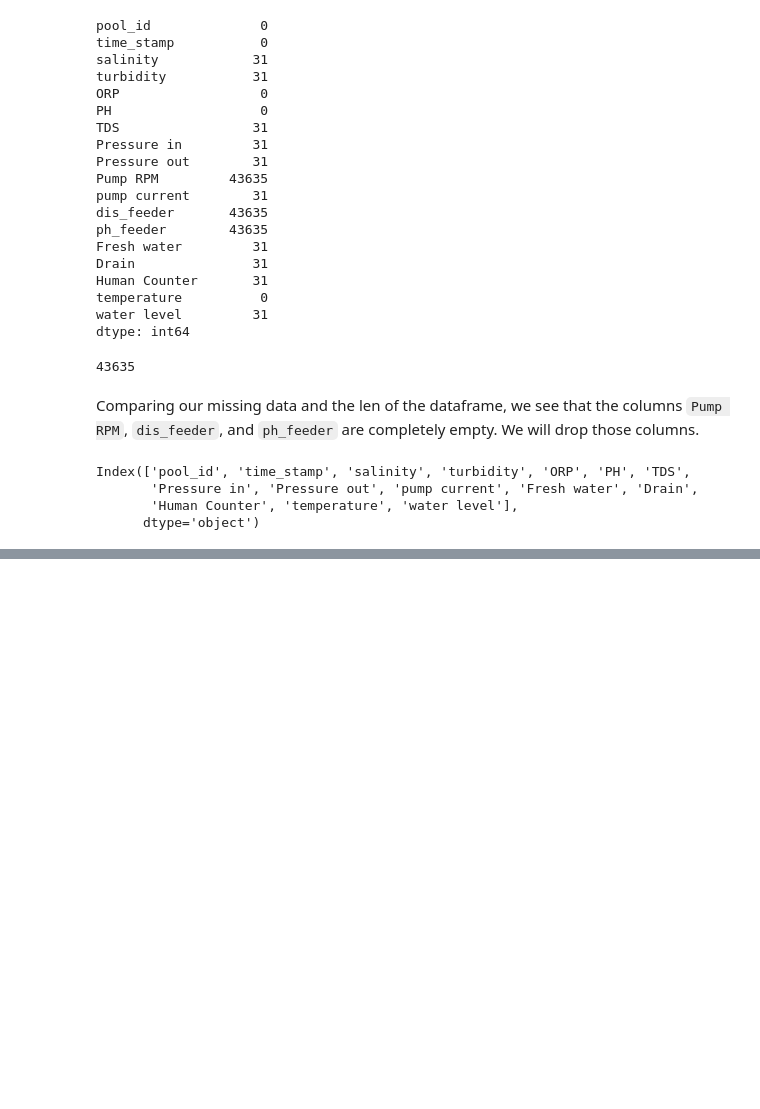
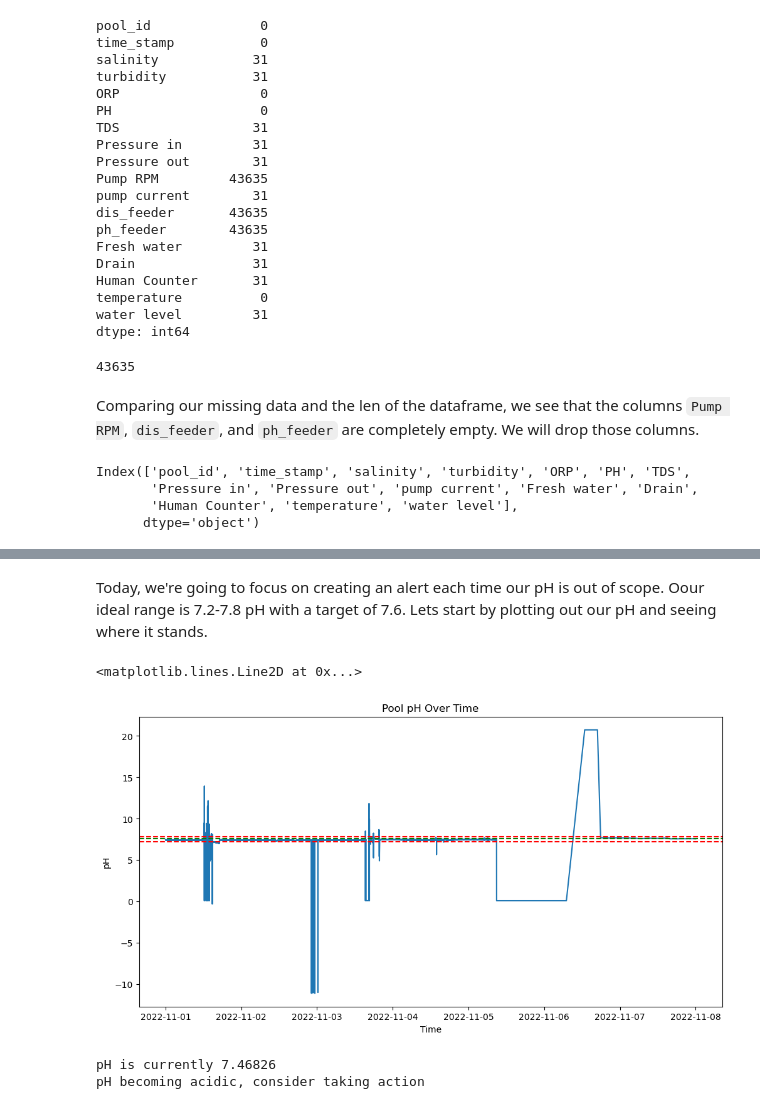
Before and after one commit to lutimoth/RIIPEN_ANTLER, a Jupyter notebook: Tim_Notebooks/EDA and pH Alerts.ipynb, the cells around one changed output, grey strips where cells are left out. Drawn from its saved outputs; the diff is of its cells as text; code cells hidden in the pictures; blank space fills up the shorter version.

```diff
--- a/Tim_Notebooks/EDA and pH Alerts.ipynb
+++ b/Tim_Notebooks/EDA and pH Alerts.ipynb
@@ -101,0 +111,4 @@ Index(['pool_id', 'time_stamp', 'salinity', 'turbidity', 'ORP', 'PH', 'TDS',
+# %%
+df['time_stamp'] = pd.to_datetime(df['time_stamp'], utc=True) #Convert to timestamp dtype through UTC
+df['time_stamp'] = df['time_stamp'].dt.tz_convert('Canada/Eastern') #Convert back to Canadian Eastern time
+df['time_stamp'] = df['time_stamp'].dt.tz_localize(None) #Remove localization information
@@ -101,0 +130,3 @@ Index(['pool_id', 'time_stamp', 'salinity', 'turbidity', 'ORP', 'PH', 'TDS',
+# %%
+df = df.sort_values(by='time_stamp')
+df.head()
@@ -101,0 +140,15 @@ Index(['pool_id', 'time_stamp', 'salinity', 'turbidity', 'ORP', 'PH', 'TDS',
+# %% [markdown]
+Today, we're going to focus on creating an alert each time our pH is out of scope. Oour ideal range is 7.2-7.8 pH with a target of 7.6. Lets start by plotting out our pH and seeing where it stands.
+# %%
+fig, ax = plt.subplots(figsize=(12,6))
+
+ax.plot(df['time_stamp'], df['PH'])
+ax.set_xlabel('Time')
+ax.set_ylabel('pH')
+ax.set_title('Pool pH Over Time')
+ax.axhline(y=7.2, linestyle='--',color='red')
+ax.axhline(y=7.8, linestyle='--',color='red')
+ax.axhline(y=7.6, linestyle='--',color='green')
+# %% [output]
+<matplotlib.lines.Line2D at 0x...>
+[figure, added]
@@ -101,0 +177,5 @@ Index(['pool_id', 'time_stamp', 'salinity', 'turbidity', 'ORP', 'PH', 'TDS',
+# %%
+ph_warning('2022-11-01 00:00:06.605', df)
+# %% [output]
+pH is currently 7.46826
+pH becoming acidic, consider taking action
```
Also changed, not shown: parts of 4 cells of this notebook.
